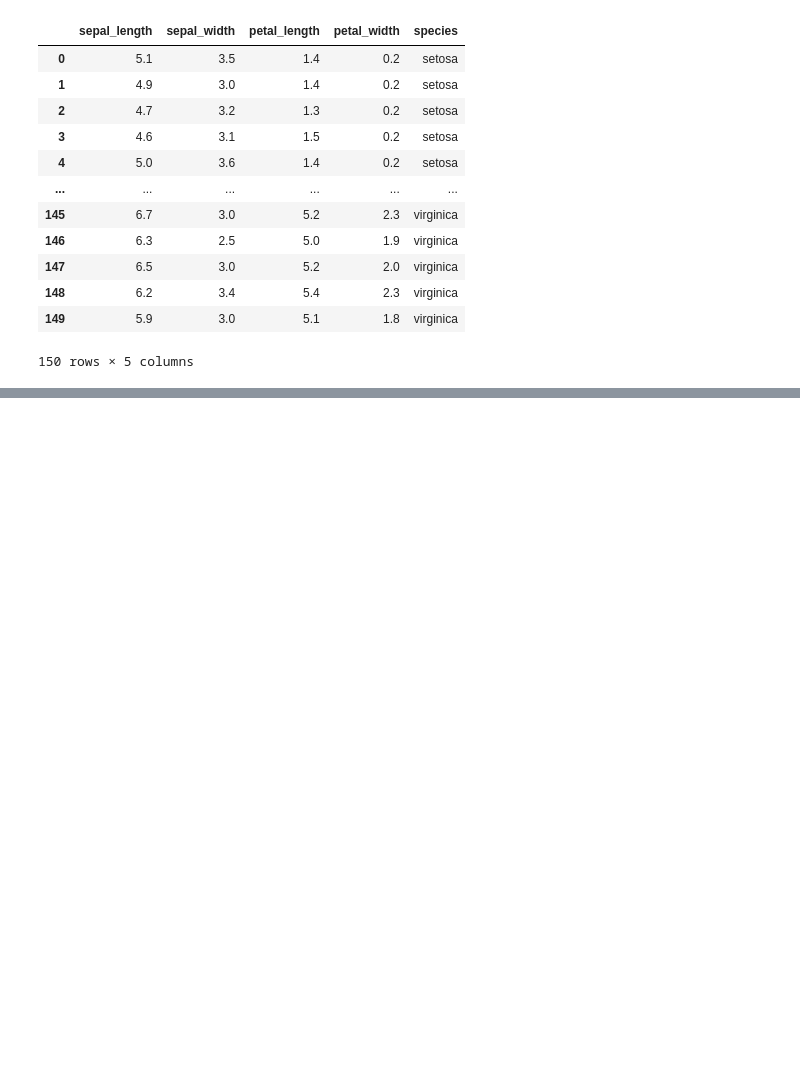
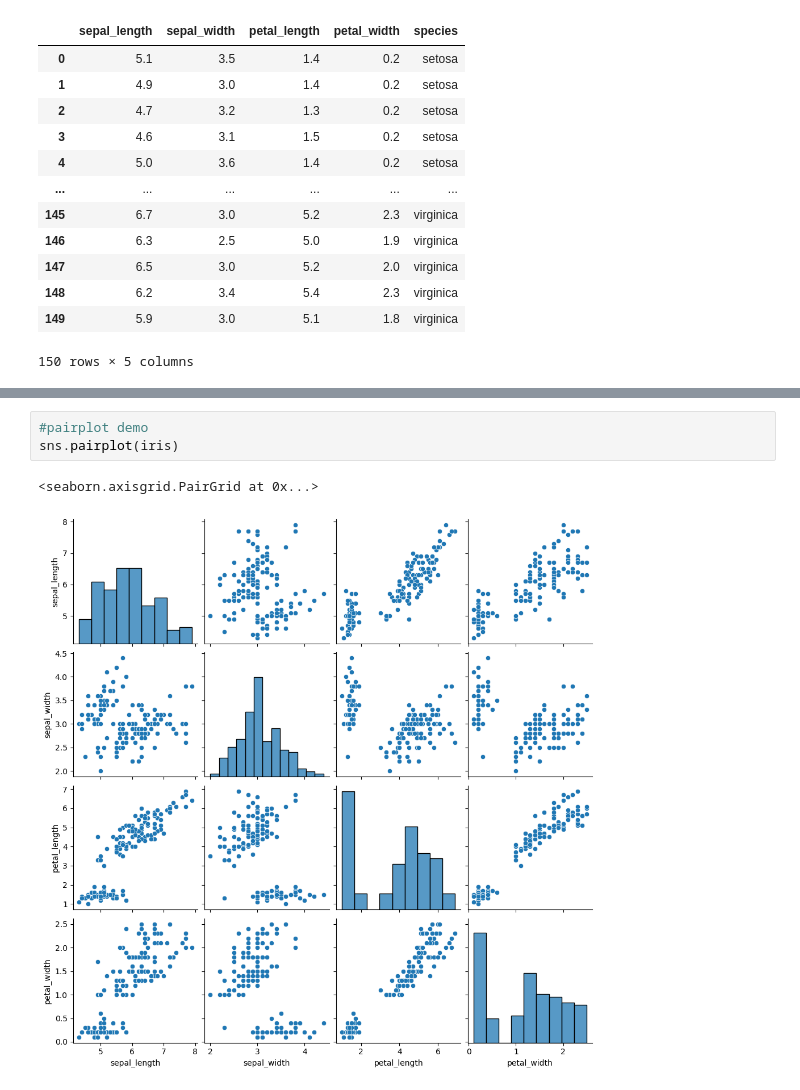
Before and after one commit to Joshi-kv/MachineLearning, a Jupyter notebook: SeabornDemo.ipynb, the cells around one changed output, grey strips where cells are left out. Drawn from its saved outputs; the diff is of its cells as text; blank space fills up the shorter version.

```diff
--- a/SeabornDemo.ipynb
+++ b/SeabornDemo.ipynb
@@ -43,0 +49,6 @@ iris
+# %%
+#pairplot demo
+sns.pairplot(iris)
+# %% [output]
+<seaborn.axisgrid.PairGrid at 0x...>
+[figure, added]
```
Also changed, not shown: parts of 1 cell of this notebook.
